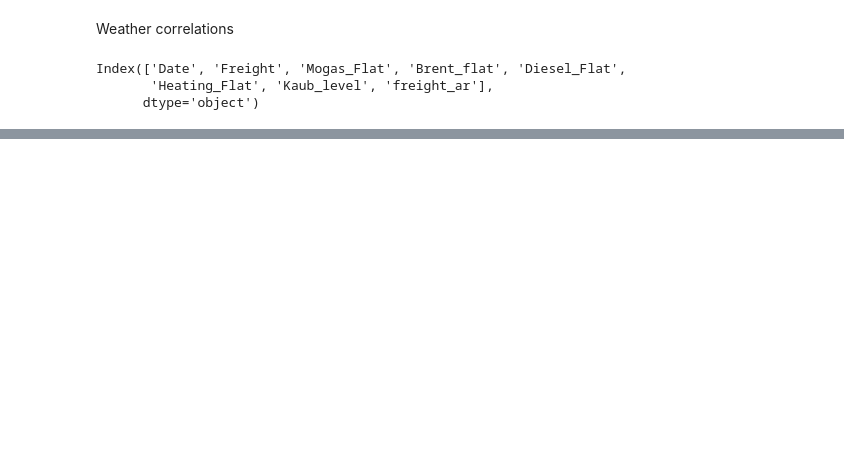
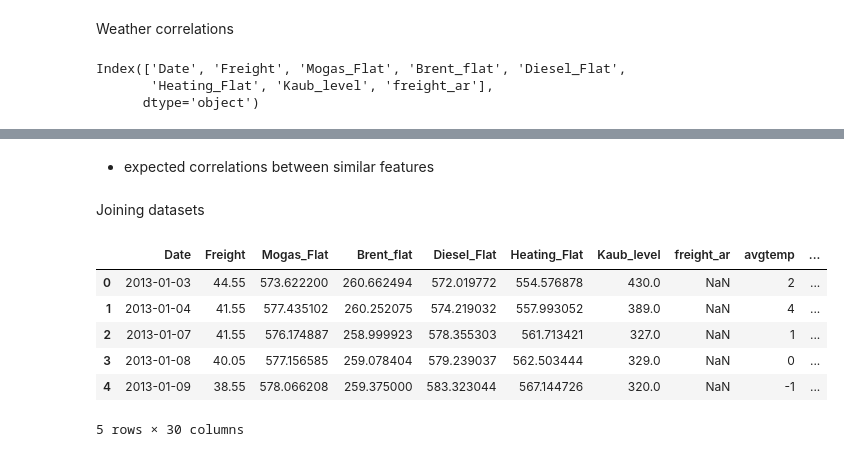
Before and after one commit to pejoCloser/Freight_Challenge, a Jupyter notebook: notebooks/01_eda_freight.ipynb, the cells around one changed output, grey strips where cells are left out. Cells and saved outputs as stored; diff of their text form; code cells hidden in the pictures; blank space fills up the shorter version.

```diff
--- a/notebooks/01_eda_freight.ipynb
+++ b/notebooks/01_eda_freight.ipynb
@@ -284,0 +288,3 @@ plt.show()
+# %%
+df_weather.rename(columns={'date': 'Date'}, inplace=True)
+df_weather["Date"] = pd.to_datetime(df_weather["Date"], format="%d/%m/%Y")
@@ -284,0 +332,15 @@ plt.show()
+# %% [markdown]
+- expected correlations between similar features
+# %% [markdown]
+Joining datasets
+# %%
+df_complete = pd.merge(df_freight, df_weather, on="Date", how='left')
+df_complete.head()
+# %% [output]
+|  | Date | Freight | Mogas_Flat | Brent_flat | Diesel_Flat | Heating_Flat | Kaub_level | freight_ar | avgtemp | ... |
+| 0 | 2013-01-03 | 44.55 | 573.622200 | 260.662494 | 572.019772 | 554.576878 | 430.0 | NaN | 2 | ... |
+| 1 | 2013-01-04 | 41.55 | 577.435102 | 260.252075 | 574.219032 | 557.993052 | 389.0 | NaN | 4 | ... |
+| 2 | 2013-01-07 | 41.55 | 576.174887 | 258.999923 | 578.355303 | 561.713421 | 327.0 | NaN | 1 | ... |
+| 3 | 2013-01-08 | 40.05 | 577.156585 | 259.078404 | 579.239037 | 562.503444 | 329.0 | NaN | 0 | ... |
+| 4 | 2013-01-09 | 38.55 | 578.066208 | 259.375000 | 583.323044 | 567.144726 | 320.0 | NaN | -1 | ... |
+5 rows × 30 columns
```
Also changed, not shown: parts of 16 cells of this notebook.
